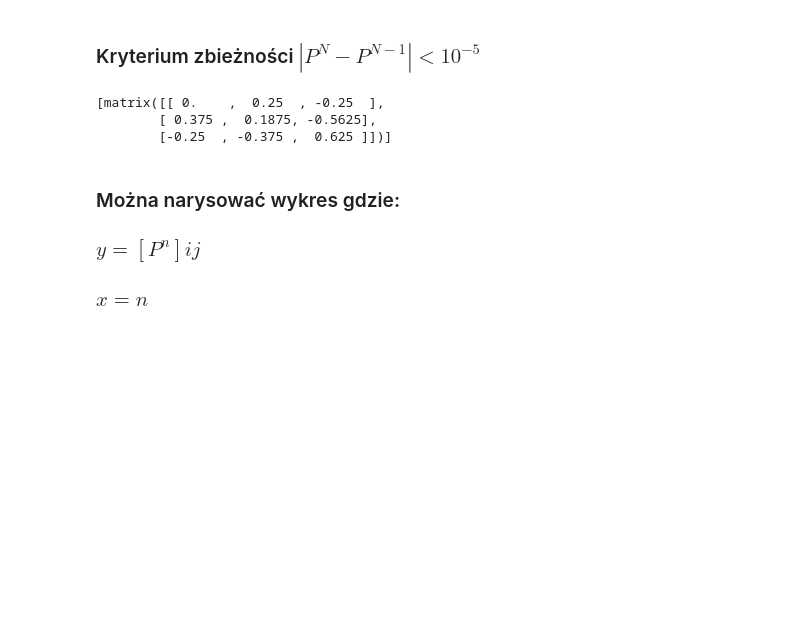
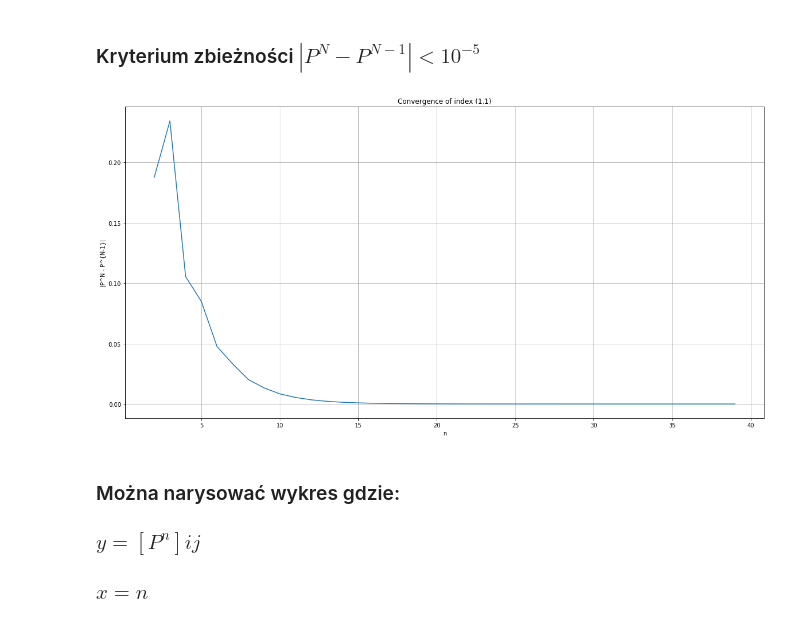
Before and after one commit to pajelonek/Statistical_Methods, a Jupyter notebook: Statystyka_2.ipynb, the cells around one changed output. Saved outputs shown, nothing was run; the diff lists cells and outputs as text; code cells hidden in the pictures; blank space fills up the shorter version.

```diff
--- a/Statystyka_2.ipynb
+++ b/Statystyka_2.ipynb
@@ -57,10 +57,15 @@ def convergence_of_P(N, P):
     return y
-# %%
-print(convergence_of_P(3, T))
-# %% [output]
-[matrix([[ 0.    ,  0.25  , -0.25  ],
-        [ 0.375 ,  0.1875, -0.5625],
-        [-0.25  , -0.375 ,  0.625 ]])]
+# %%
+N = 40
+y = convergence_of_P(N, T)
+plt.grid()
+plt.title("Convergence of index (1,1)")
+plt.xlabel('n')
+plt.ylabel('|P^N - P^{N-1}|')
+plt.rcParams["figure.figsize"]=(20, 10)
+_ = plt.plot(range(2, N), y)
+# %% [output]
+[figure, added]
 # %% [markdown]
 ### Można narysować wykres gdzie:
 ### $y = [P^n]ij$
```
Also changed, not shown: parts of 2 cells of this notebook.
